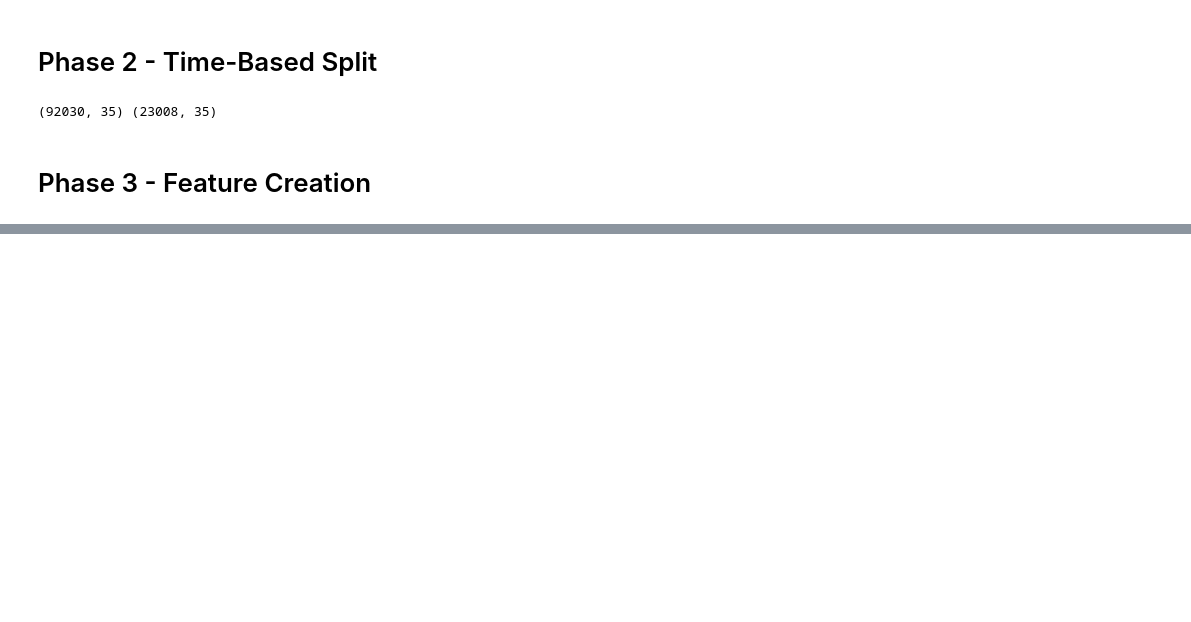
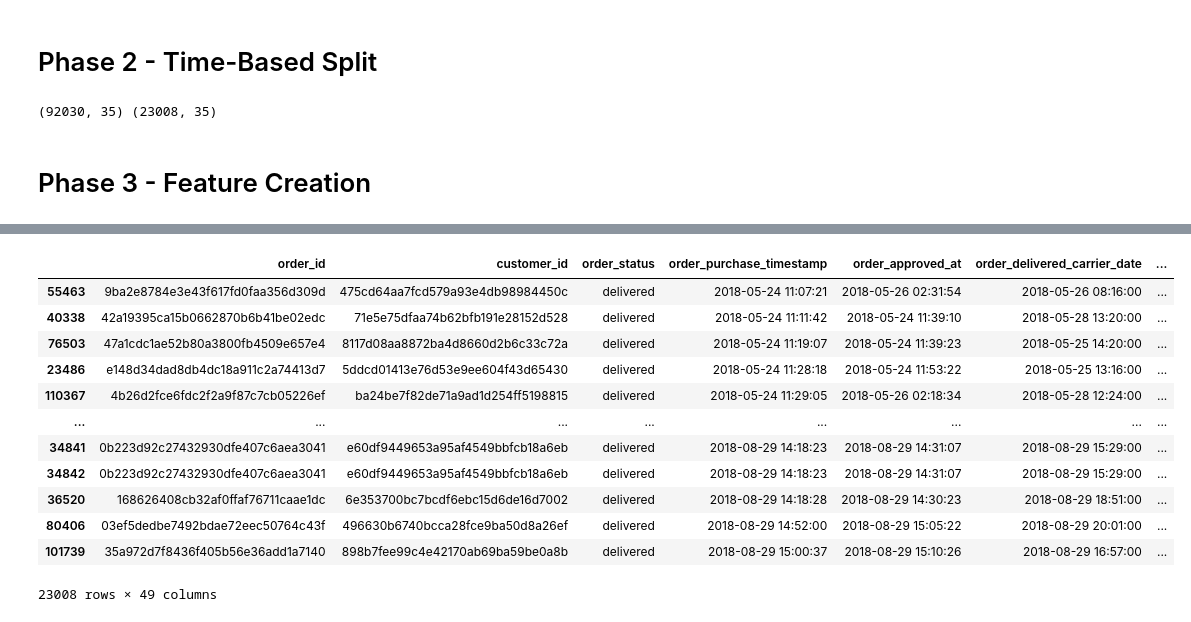
Before and after one commit to AliyarBhos/data-science-journey, a Jupyter notebook: 04_feature_engineering/olist_feature_engineering.ipynb, the cells around one changed output, grey strips where cells are left out. Drawn from its saved outputs; the diff is of its cells as text; code cells hidden in the pictures; blank space fills up the shorter version.

```diff
--- a/04_feature_engineering/olist_feature_engineering.ipynb
+++ b/04_feature_engineering/olist_feature_engineering.ipynb
@@ -111,0 +151,16 @@ created_feature_count = len(['purchase_weekday', 'purchase'])
+# %%
+test
+# %% [output]
+|  | order_id | customer_id | order_status | order_purchase_timestamp | order_approved_at | order_delivered_carrier_date | ... |
+| 55463 | 9ba2e8784e3e43f617fd0faa356d309d | 475cd64aa7fcd579a93e4db98984450c | delivered | 2018-05-24 11:07:21 | 2018-05-26 02:31:54 | 2018-05-26 08:16:00 | ... |
+| 40338 | 42a19395ca15b0662870b6b41be02edc | 71e5e75dfaa74b62bfb191e28152d528 | delivered | 2018-05-24 11:11:42 | 2018-05-24 11:39:10 | 2018-05-28 13:20:00 | ... |
+| 76503 | 47a1cdc1ae52b80a3800fb4509e657e4 | 8117d08aa8872ba4d8660d2b6c33c72a | delivered | 2018-05-24 11:19:07 | 2018-05-24 11:39:23 | 2018-05-25 14:20:00 | ... |
+| 23486 | e148d34dad8db4dc18a911c2a74413d7 | 5ddcd01413e76d53e9ee604f43d65430 | delivered | 2018-05-24 11:28:18 | 2018-05-24 11:53:22 | 2018-05-25 13:16:00 | ... |
+| 110367 | 4b26d2fce6fdc2f2a9f87c7cb05226ef | ba24be7f82de71a9ad1d254ff5198815 | delivered | 2018-05-24 11:29:05 | 2018-05-26 02:18:34 | 2018-05-28 12:24:00 | ... |
+| ... | ... | ... | ... | ... | ... | ... | ... |
+| 34841 | 0b223d92c27432930dfe407c6aea3041 | e60df9449653a95af4549bbfcb18a6eb | delivered | 2018-08-29 14:18:23 | 2018-08-29 14:31:07 | 2018-08-29 15:29:00 | ... |
+| 34842 | 0b223d92c27432930dfe407c6aea3041 | e60df9449653a95af4549bbfcb18a6eb | delivered | 2018-08-29 14:18:23 | 2018-08-29 14:31:07 | 2018-08-29 15:29:00 | ... |
+| 36520 | 168626408cb32af0ffaf76711caae1dc | 6e353700bc7bcdf6ebc15d6de16d7002 | delivered | 2018-08-29 14:18:28 | 2018-08-29 14:30:23 | 2018-08-29 18:51:00 | ... |
+| 80406 | 03ef5dedbe7492bdae72eec50764c43f | 496630b6740bcca28fce9ba50d8a26ef | delivered | 2018-08-29 14:52:00 | 2018-08-29 15:05:22 | 2018-08-29 20:01:00 | ... |
+| 101739 | 35a972d7f8436f405b56e36add1a7140 | 898b7fee99c4e42170ab69ba59be0a8b | delivered | 2018-08-29 15:00:37 | 2018-08-29 15:10:26 | 2018-08-29 16:57:00 | ... |
+23008 rows × 49 columns
```
Also changed, not shown: parts of 7 cells of this notebook.
